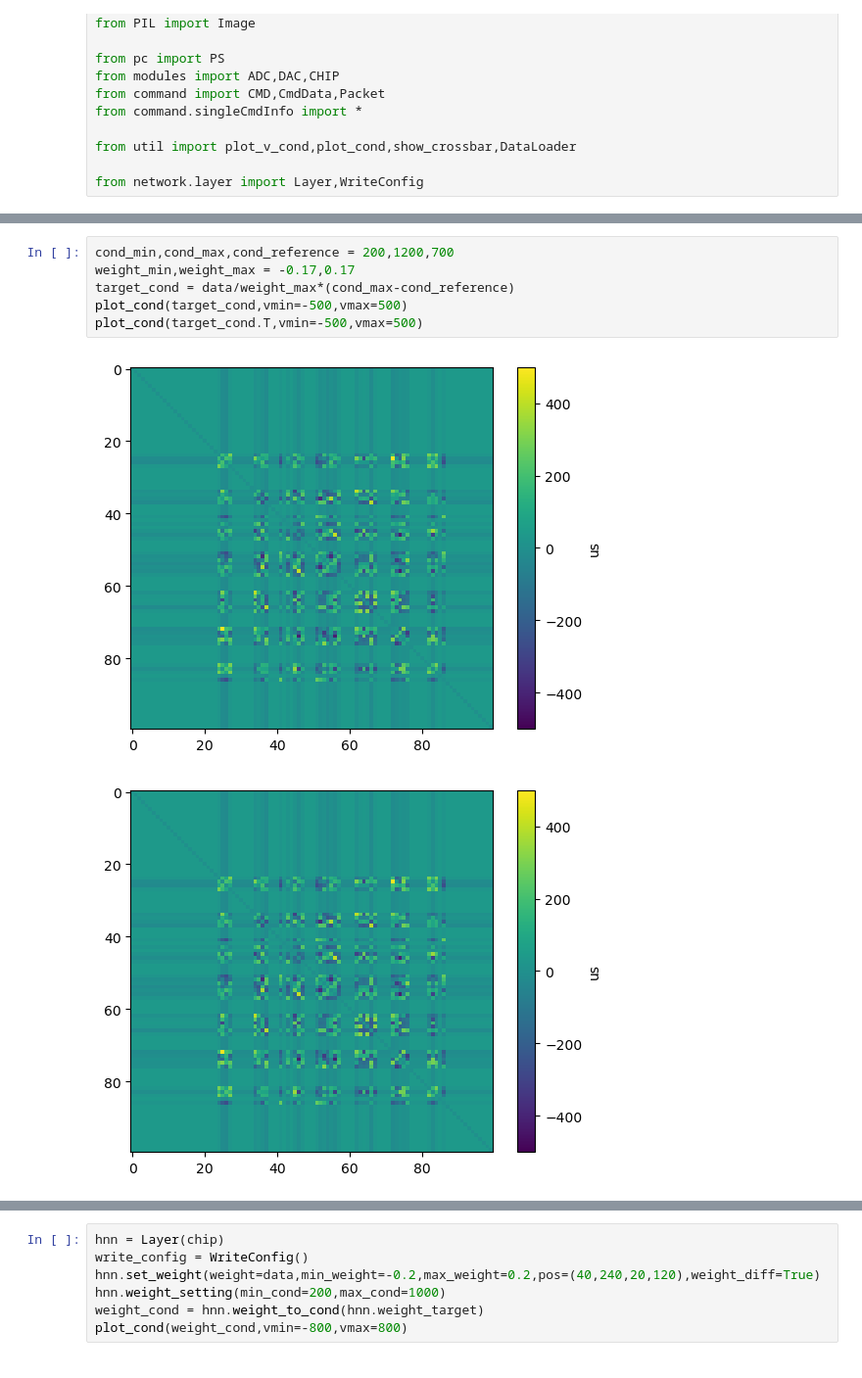
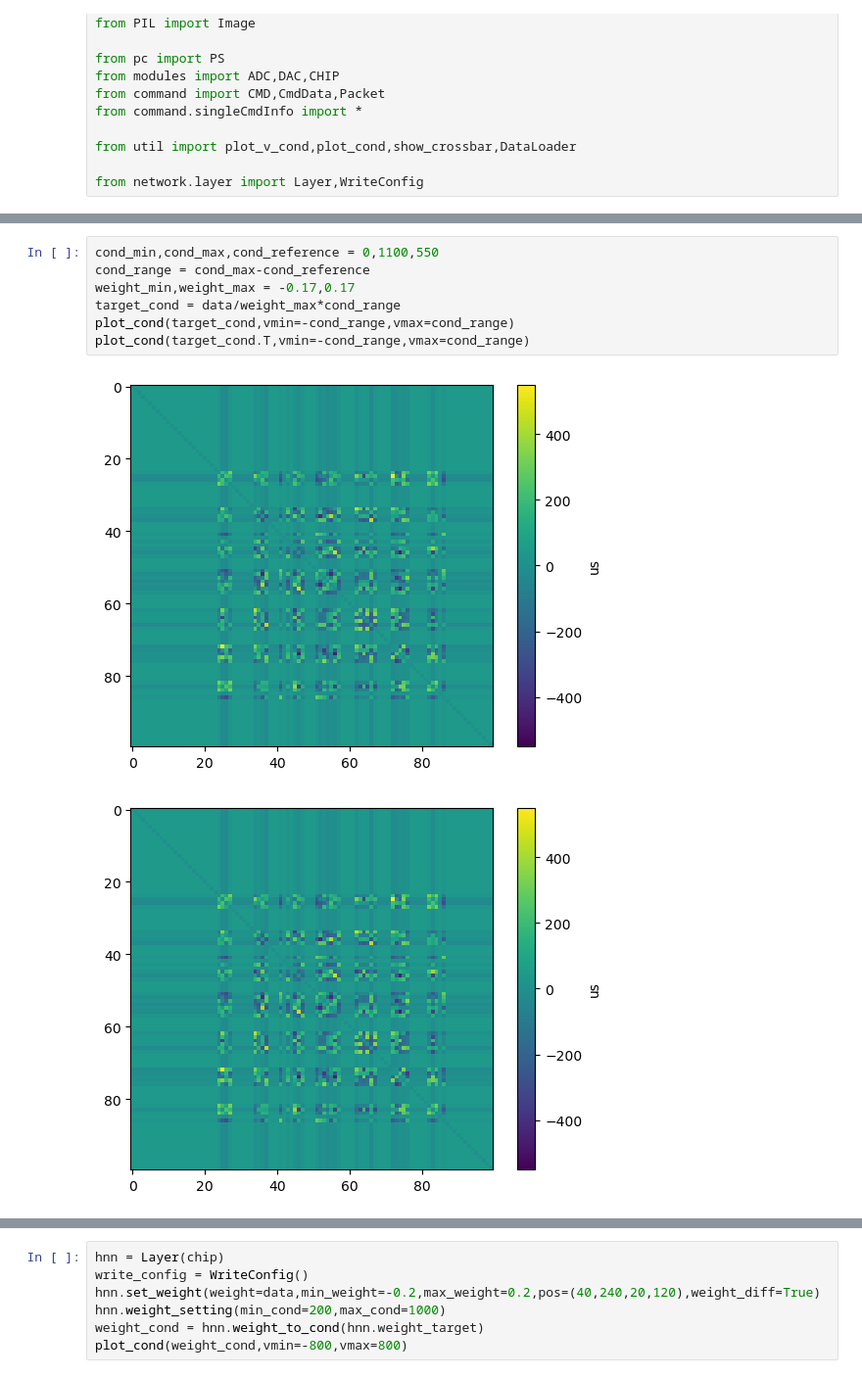
Before and after one commit to bei-meng/host_computer, a Jupyter notebook: hminst.ipynb, the cells around one changed output, grey strips where cells are left out. Shown at 98% size. Saved outputs shown, nothing was run; the diff lists cells and outputs as text.

```diff
--- a/hminst.ipynb
+++ b/hminst.ipynb
@@ -45,9 +46,10 @@ plot_cond(data,vmin=-0.17,vmax=0.17)
 # %%
-cond_min,cond_max,cond_reference = 200,1200,700
+cond_min,cond_max,cond_reference = 0,1100,550
+cond_range = cond_max-cond_reference
 weight_min,weight_max = -0.17,0.17
-target_cond = data/weight_max*(cond_max-cond_reference)
-plot_cond(target_cond,vmin=-500,vmax=500)
-plot_cond(target_cond.T,vmin=-500,vmax=500)
+target_cond = data/weight_max*cond_range
+plot_cond(target_cond,vmin=-cond_range,vmax=cond_range)
+plot_cond(target_cond.T,vmin=-cond_range,vmax=cond_range)
 # %% [output]
-[figure, old version]
+[figure, new version]
-[figure, old version]
+[figure, new version]
```
Also changed, not shown: parts of 18 cells of this notebook, 16 other files.
